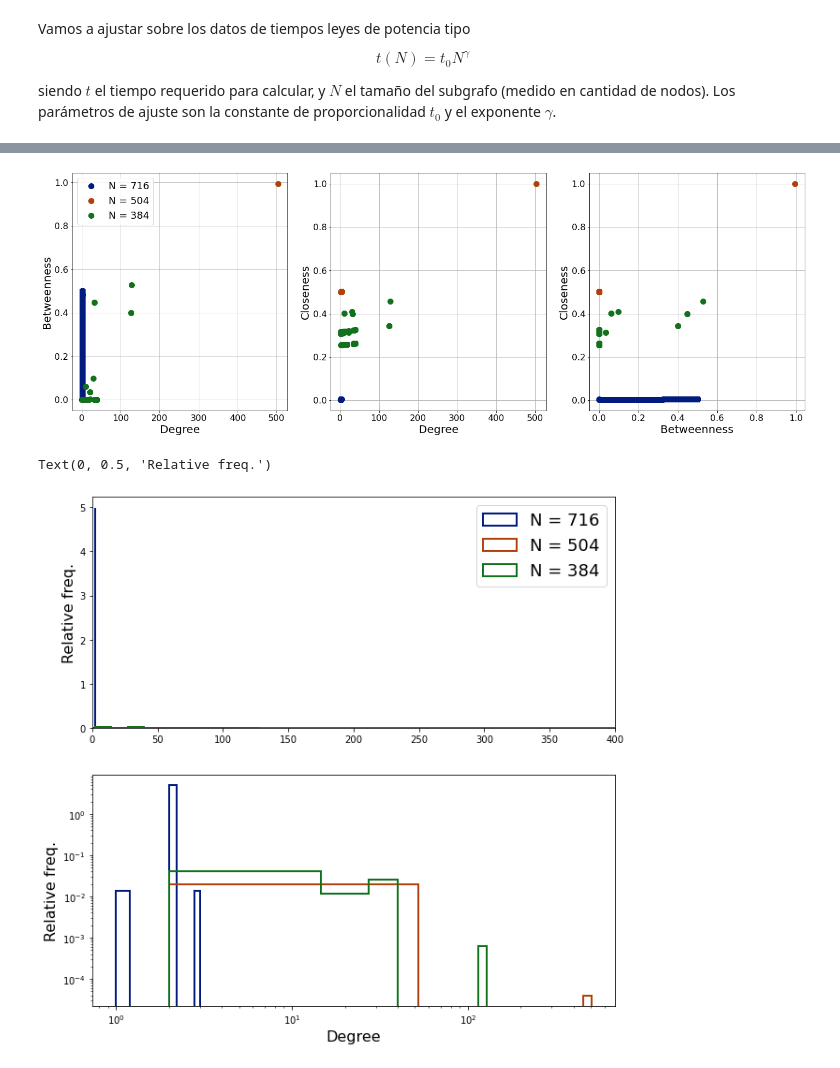
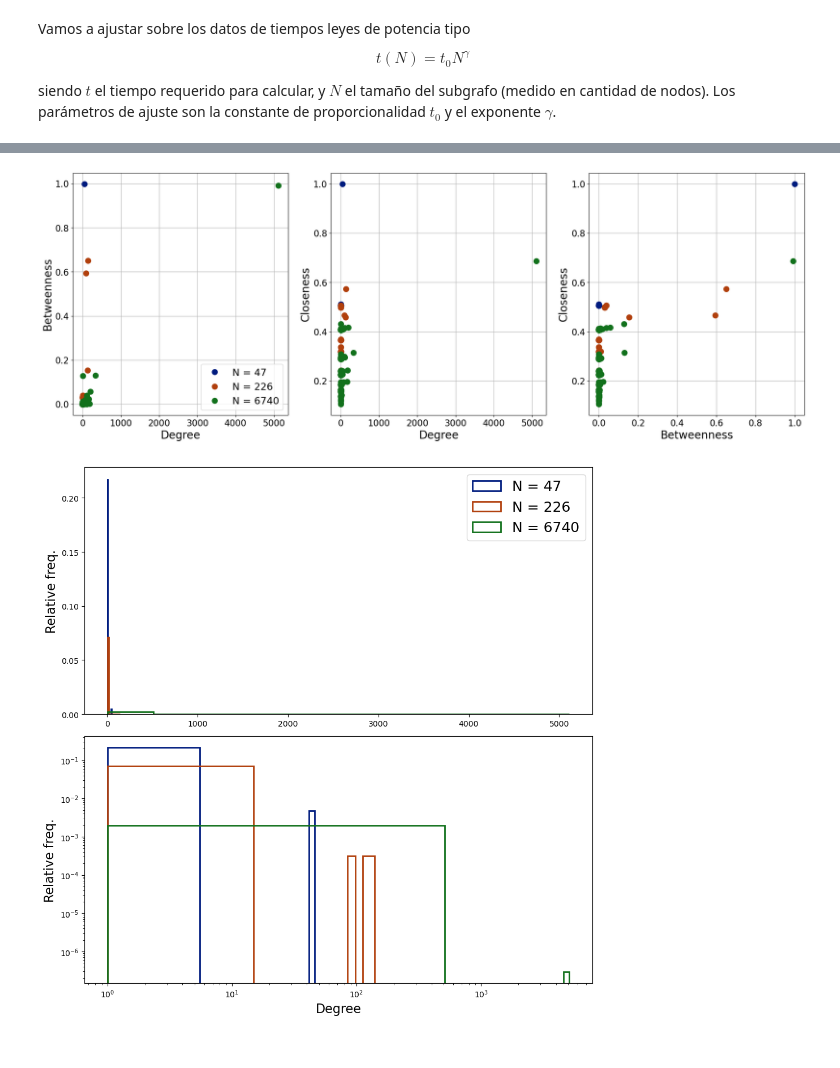
Before and after one commit to nicolasvazquez95/RedesComplejas_famaf, a Jupyter notebook: soluciones/tp1/Stanford.ipynb, the cells around one changed output, grey strips where cells are left out. Saved outputs shown, nothing was run; the diff lists cells and outputs as text; code cells hidden in the pictures.

```diff
--- a/soluciones/tp1/Stanford.ipynb
+++ b/soluciones/tp1/Stanford.ipynb
@@ -54,5 +27,16 @@ Vamos a calcular sobre las componentes conectadas que tienen entre 716 y 384 nod
+# %%
+# Muestras aleatorias
+random_samples = [stanford.subgraph(nodes[:sample_size[i]]) for i in range(len(sample_size))]
+# %%
+# De las muestras aleatorias, nos quedamos sólo con la máxima componente conectada
+connected_samples = []
+for sample in random_samples:
+    connected_components = list(nx.connected_components(sample))
+    connected_components.sort(key=len,reverse=True)
+    max_connected_component = connected_components[0]
+    connected_samples.append(max_connected_component)
 # %%
-subgrafos = [stanford.subgraph(nodes) for nodes in connected_components[1:20]]
+subgrafos = [stanford.subgraph(nodes) for nodes in connected_samples]
 # %%
 import time
 
@@ -158,7 +125,7 @@ degree_data = [nx.degree(subgraph) for subgraph in subgrafos]
 
 fig, axs = plt.subplots(1,3,figsize=(24,8))
 
-idx = [0,10,-1]
+idx = [0,2,5]
 
 for i in idx :
     btw_list = list(betweenness_data[i].values())
@@ -187,28 +154,27 @@ axs[0].grid()
 axs[1].grid()
 axs[2].grid()
 # %% [output]
-[figure, old version]
+[figure, new version]
 # %%
 fig,axs = plt.subplots(2,1,figsize=(10,10))
 
-idx = [0,10,-1]
+idx = [0,2,5]
 
 for i in idx:
     degree_list = list(dict(degree_data[i]).values())
 
     axs[0].hist(degree_list,density=True,histtype='step',linewidth=2,label=f'N = {size_subgrafos[i]}')
     axs[1].hist(degree_list,density=True,histtype='step',linewidth=2)
 
 axs[1].set_yscale('log')
 axs[1].set_xscale('log')
 
-axs[0].set_xlim([0,400])
-
 axs[0].legend(fontsize=18)
 
 axs[1].set_xlabel('Degree',fontsize=16)
 axs[0].set_ylabel('Relative freq.',fontsize=16)
 axs[1].set_ylabel('Relative freq.',fontsize=16)
+
+plt.tight_layout()
 # %% [output]
-Text(0, 0.5, 'Relative freq.')
-[figure, old version]
+[figure, new version]
```
Also changed, not shown: parts of 9 cells of this notebook, 5 other files.
